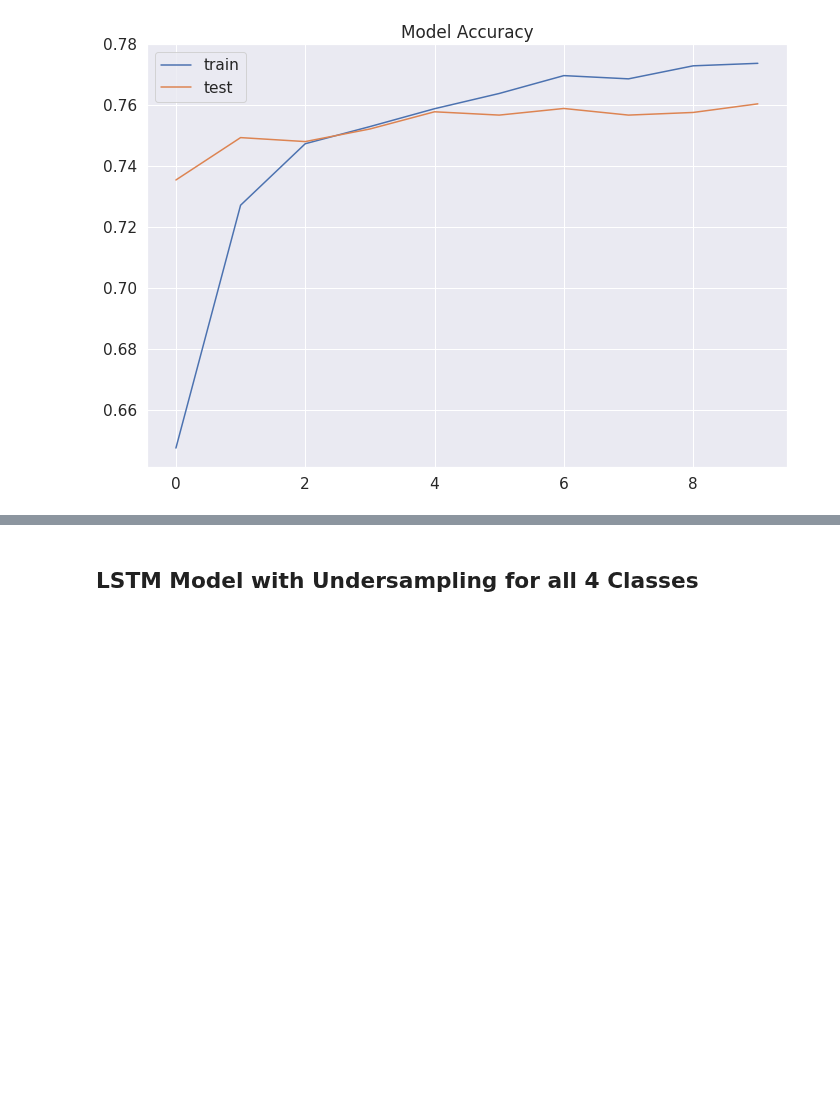
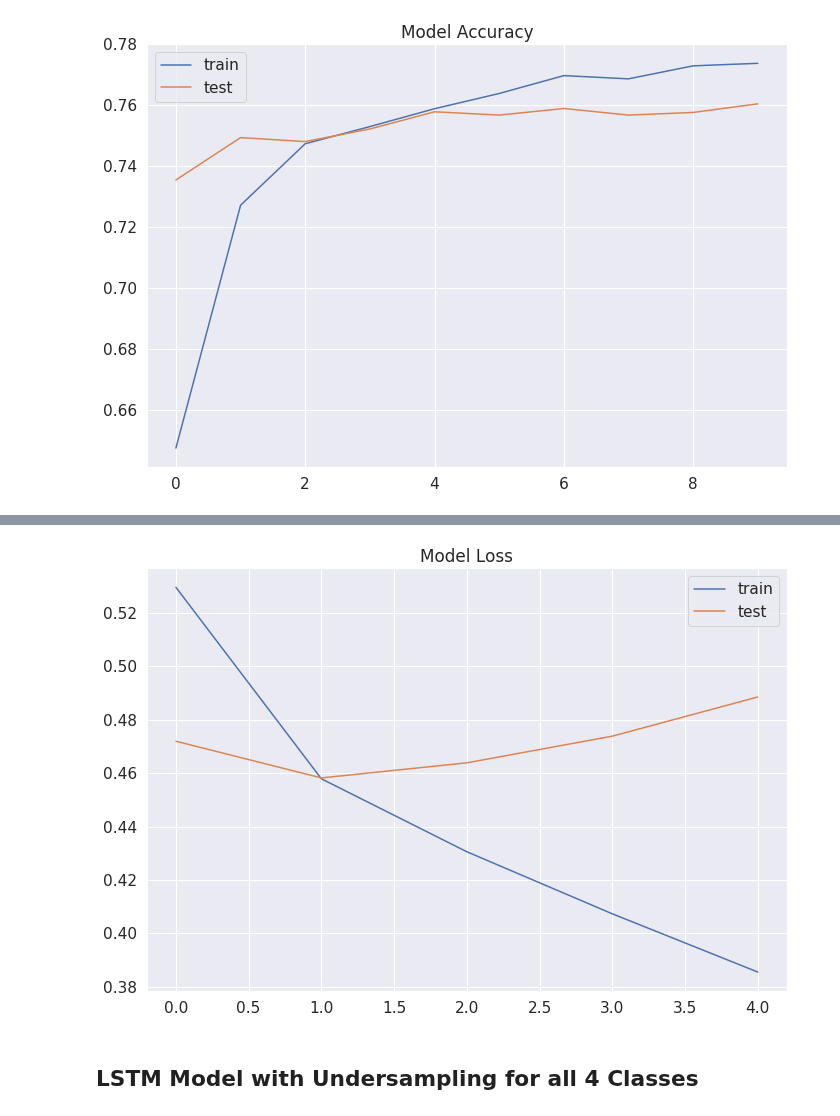
Before and after one commit to nicleong27/Beauty_Reviews, a Jupyter notebook: LSTM_Model.ipynb, the cells around one changed output, grey strips where cells are left out. Cells and saved outputs as stored; diff of their text form; code cells hidden in the pictures; blank space fills up the shorter version.

```diff
--- a/LSTM_Model.ipynb
+++ b/LSTM_Model.ipynb
@@ -401,3 +382,14 @@ model.fit(train_x, train_y, batch_size=batch_size, epochs=10, validation_data=(v
+# %%
+fig, ax = plt.subplots(figsize=(10,7))
+plt.title('Model Loss')
+plt.plot(history.history['loss'], label='train')
+plt.plot(history.history['val_loss'], label='test')
+plt.legend()
+
+plt.tight_layout()
+# plt.savefig('imgs/Model14_Loss.png')
+# %% [output]
+[figure, added]
 # %% [markdown]
 ## LSTM Model with Undersampling for all 4 Classes
 # %%
```
Also changed, not shown: parts of 31 cells of this notebook.
